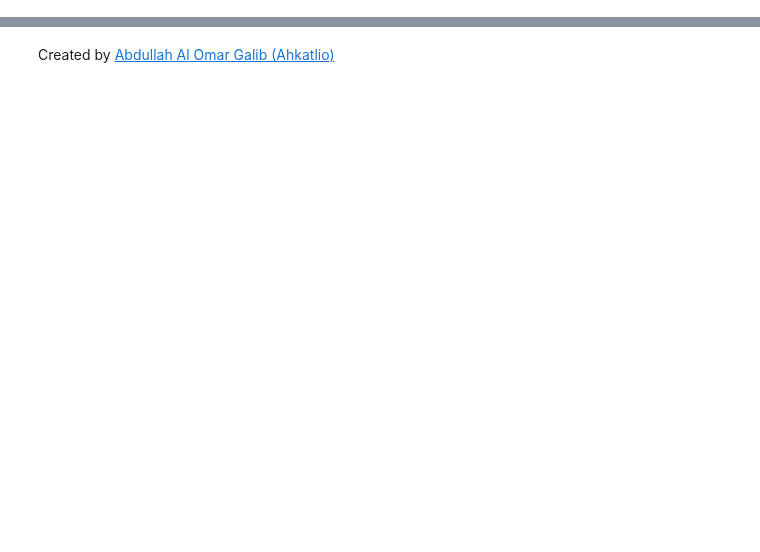
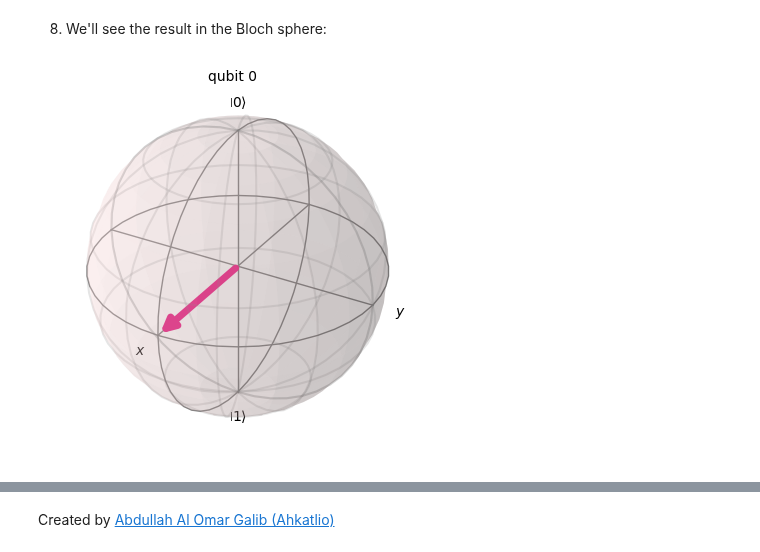
Before and after one commit to ahkatlio/QHSO_Basics_of_Qiskit, a Jupyter notebook: Books/Fundamentals/Basic_Gates/H_gate.ipynb, the cells around one changed output, grey strips where cells are left out. Drawn from its saved outputs; the diff is of its cells as text; code cells hidden in the pictures; blank space fills up the shorter version.

```diff
--- a/Books/Fundamentals/Basic_Gates/H_gate.ipynb
+++ b/Books/Fundamentals/Basic_Gates/H_gate.ipynb
@@ -56,0 +97,11 @@
+# %% [markdown]
+8) We'll see the result in the Bloch sphere:
+# %%
+qc1 = QuantumCircuit(1,1)
+qc1.h(0)
+backend = Aer.get_backend('statevector_simulator')
+result = execute(qc1, backend).result()
+statevector = result.get_statevector(qc1)
+plot_bloch_multivector(statevector)
+# %% [output]
+[figure, added]
```
Also changed, not shown: parts of 27 cells of this notebook, 1 other file.
